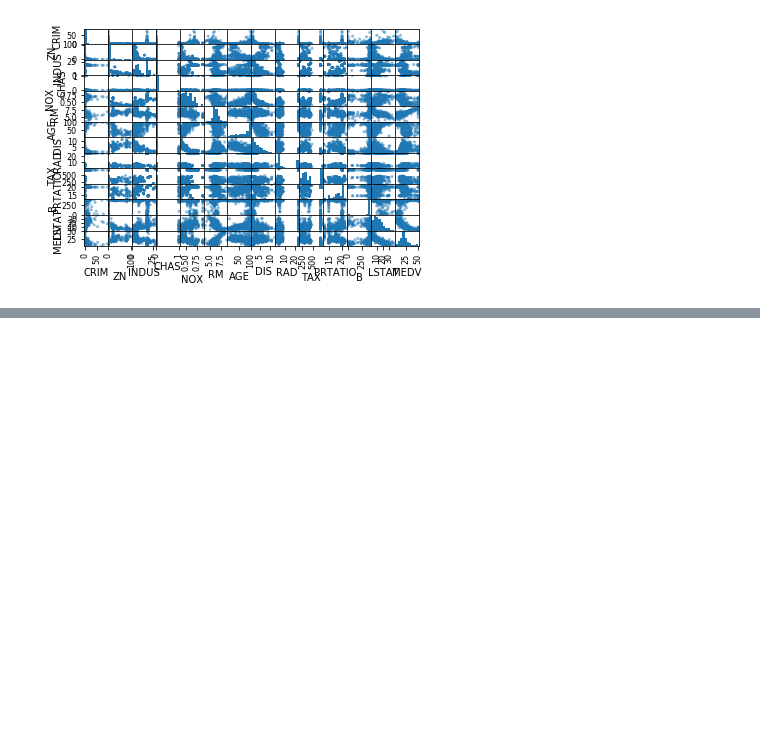
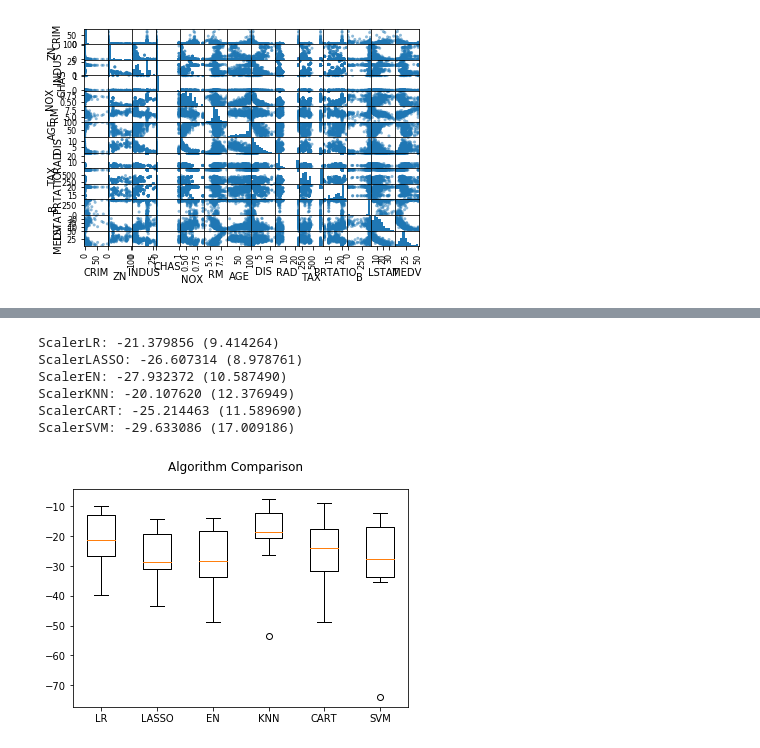
Before and after one commit to smiling888/MechineLearn, a Jupyter notebook: pracricePro/bostonPrice/BostonHousePrice.ipynb, the cells around one changed output, grey strips where cells are left out. Cells and saved outputs as stored; diff of their text form; code cells hidden in the pictures; blank space fills up the shorter version.

```diff
--- a/pracricePro/bostonPrice/BostonHousePrice.ipynb
+++ b/pracricePro/bostonPrice/BostonHousePrice.ipynb
@@ -156,3 +156,13 @@ pyplot.show()
 [figure]
 [figure]
 [figure]
+# %%
+# 分离数据集
+array = dataset.values
+#
+X = array[:, 0:13]
+Y = array[:, 13]
+validation_size = 0.2
+seed = 7
+# 训练数据集合测试数据集
+X_train, X_validation, Y_train, Y_validation = train_test_split(X, Y,test_size=validation_size, random_state=seed)
@@ -158,0 +231,30 @@ pyplot.show()
+# %%
+# 评估算法 - 正态化数据
+pipelines = {}
+pipelines['ScalerLR'] = Pipeline([('Scaler', StandardScaler()), ('LR', LinearRegression())])
+pipelines['ScalerLASSO'] = Pipeline([('Scaler', StandardScaler()), ('LASSO', Lasso())])
+pipelines['ScalerEN'] = Pipeline([('Scaler', StandardScaler()), ('EN', ElasticNet())])
+pipelines['ScalerKNN'] = Pipeline([('Scaler', StandardScaler()), ('KNN', KNeighborsRegressor())])
+pipelines['ScalerCART'] = Pipeline([('Scaler', StandardScaler()), ('CART', DecisionTreeRegressor())])
+pipelines['ScalerSVM'] = Pipeline([('Scaler', StandardScaler()), ('SVM', SVR())])
+results = []
+for key in pipelines:
+    kfold = KFold(n_splits=num_folds, random_state=seed)
+    cv_result = cross_val_score(pipelines[key], X_train, Y_train, cv=kfold, scoring=scoring)
+    results.append(cv_result)
+    print('%s: %f (%f)' % (key, cv_result.mean(), cv_result.std()))
+#评估算法 - 箱线图
+fig = pyplot.figure()
+fig.suptitle('Algorithm Comparison')
+ax = fig.add_subplot(111)
+pyplot.boxplot(results)
+ax.set_xticklabels(models.keys())
+pyplot.show()
+# %% [output]
+ScalerLR: -21.379856 (9.414264)
+ScalerLASSO: -26.607314 (8.978761)
+ScalerEN: -27.932372 (10.587490)
+ScalerKNN: -20.107620 (12.376949)
+ScalerCART: -25.214463 (11.589690)
+ScalerSVM: -29.633086 (17.009186)
+[figure, added]
```
Also changed, not shown: parts of 5 cells of this notebook, 13 other files.
